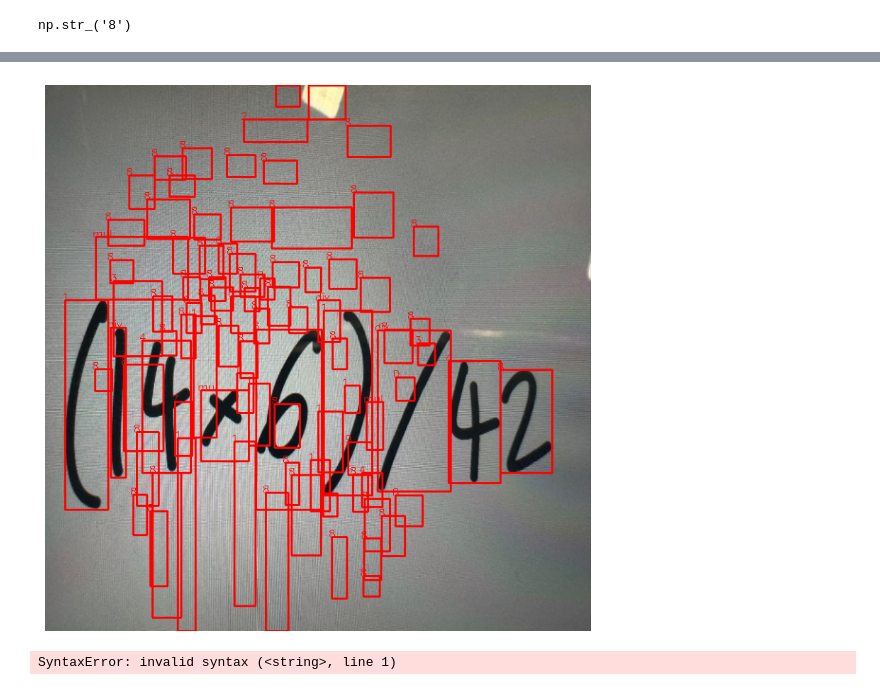
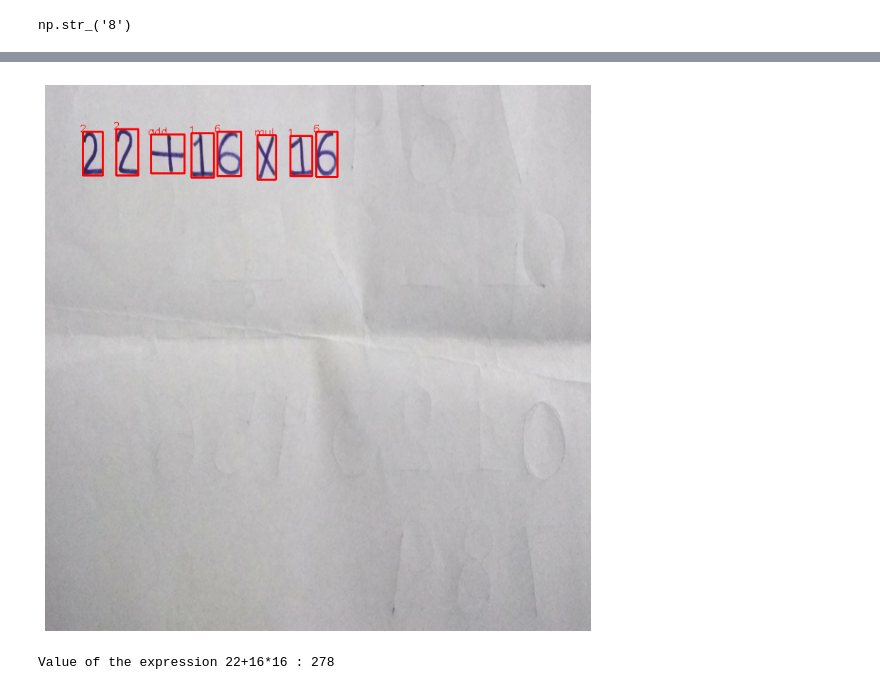
Before and after one commit to imalightbulb/math-recog, a Jupyter notebook: hme.ipynb, the cells around one changed output, grey strips where cells are left out. Saved outputs shown, nothing was run; the diff lists cells and outputs as text; code cells hidden in the pictures.

```diff
--- a/hme.ipynb
+++ b/hme.ipynb
@@ -403,5 +403,5 @@ def eqn_recog(image_path):
 # %%
 
 
-eqn_recog(r'test_eqn/test_eqn_9.jpg')
+eqn_recog(r'data/data/test_equation4.jpg')
 # %% [output]
@@ -425,2 +416,2 @@ eqn_recog(r'test_eqn/test_eqn_9.jpg')
-[figure, old version]
+[figure, new version]
-SyntaxError: invalid syntax (<string>, line 1)
+Value of the expression 22+16*16 : 278
```
Also changed, not shown: parts of 1 cell of this notebook.
